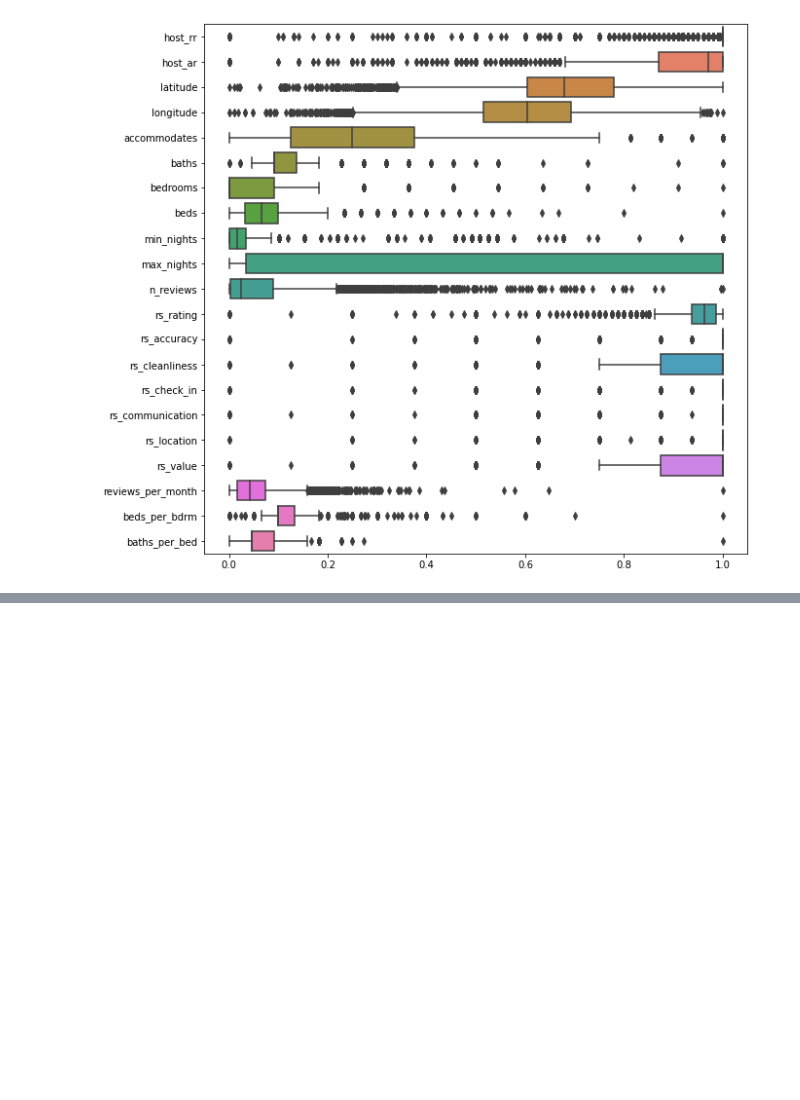
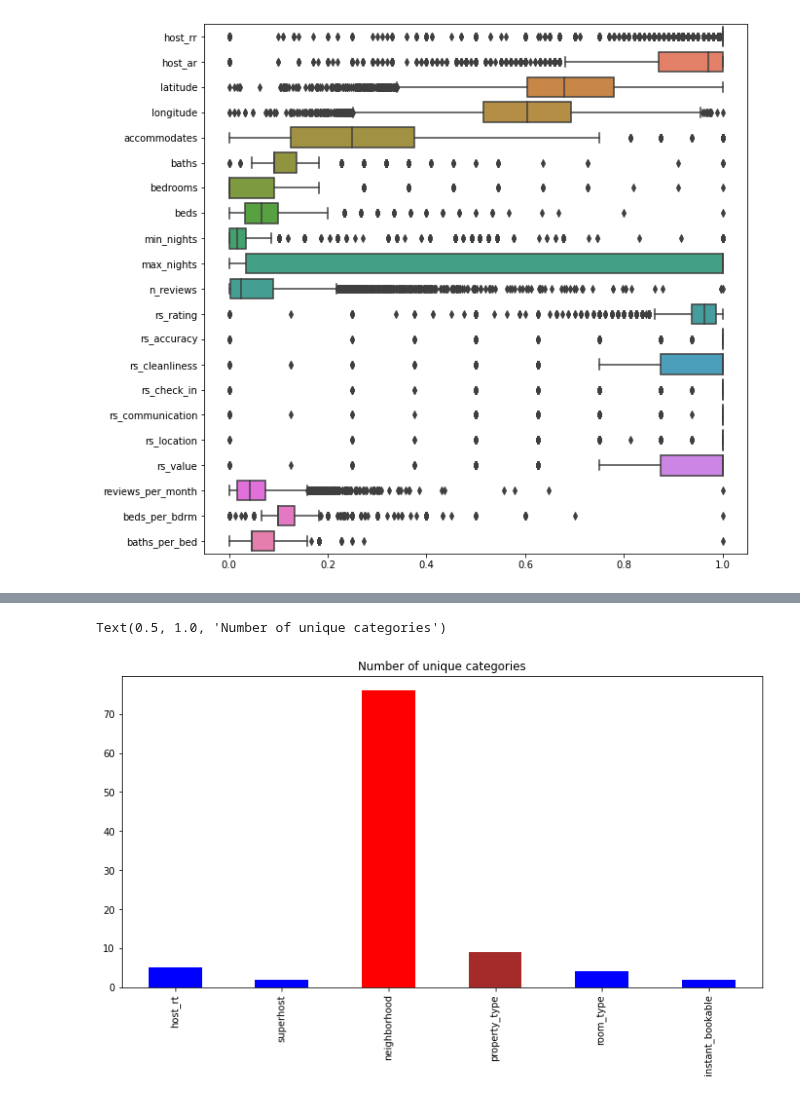
Before and after one commit to harera3/ML_Portfolio, a Jupyter notebook: 08_Chicago_AirBnB_Feature_Engineering.ipynb, the cells around one changed output, grey strips where cells are left out. Drawn from its saved outputs; the diff is of its cells as text; code cells hidden in the pictures; blank space fills up the shorter version.

```diff
--- a/08_Chicago_AirBnB_Feature_Engineering.ipynb
+++ b/08_Chicago_AirBnB_Feature_Engineering.ipynb
@@ -19,7 +19,7 @@ num_cols = ['host_rr', 'host_ar', 'latitude', 'longitude', 'accommodates',
             'rs_communication', 'rs_location', 'rs_value', 'reviews_per_month']
 
 cat_cols = ['host_rt', 'superhost', 'neighborhood', 'property_type', 'room_type',
-            'amenities', 'instant_bookable']
+            'instant_bookable']
 
 y_col = ['price']
 
@@ -181,0 +184,3 @@ For now, let's work on categorical attributes
+# %%
+X_train_cat = train[cat_cols]
+X_train_cat.head()
@@ -181,0 +204,8 @@ For now, let's work on categorical attributes
+# %%
+colors = ['blue', 'blue', 'red', 'brown', 'blue', 'blue']
+X_train_cat.nunique().plot.bar(figsize=(12,6),
+                              color=colors)
+plt.title('Number of unique categories')
+# %% [output]
+Text(0.5, 1.0, 'Number of unique categories')
+[figure, added]
```
Also changed, not shown: parts of 7 cells of this notebook.
